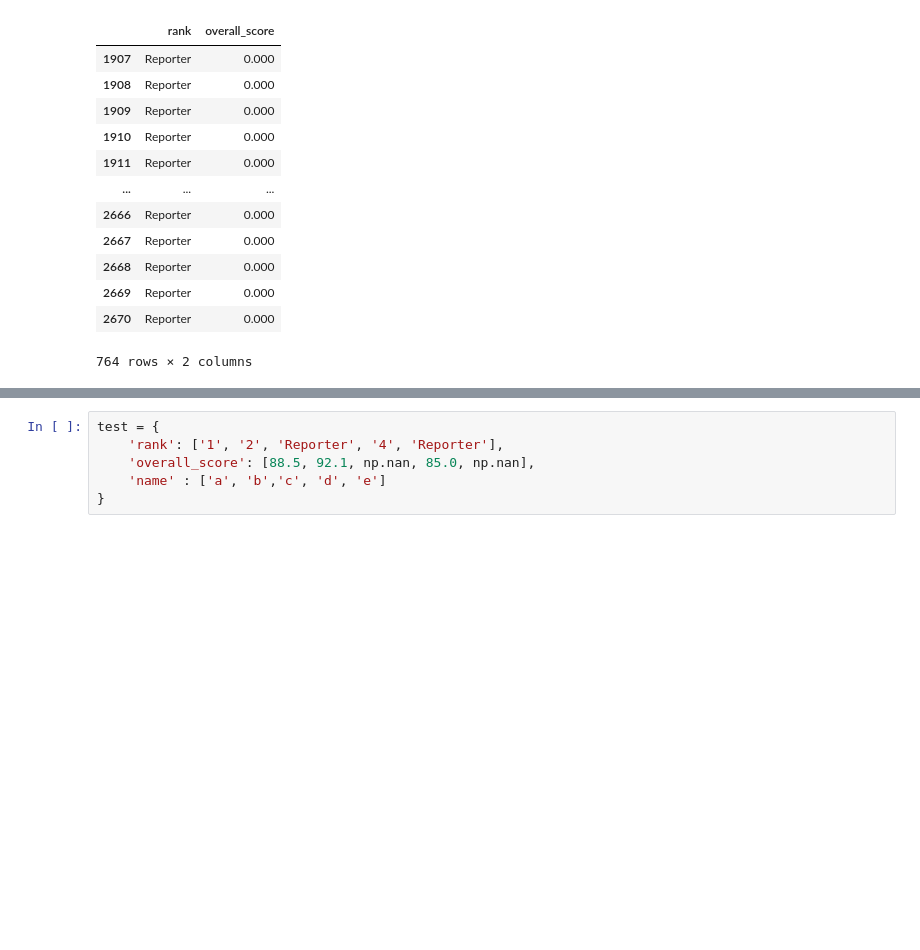
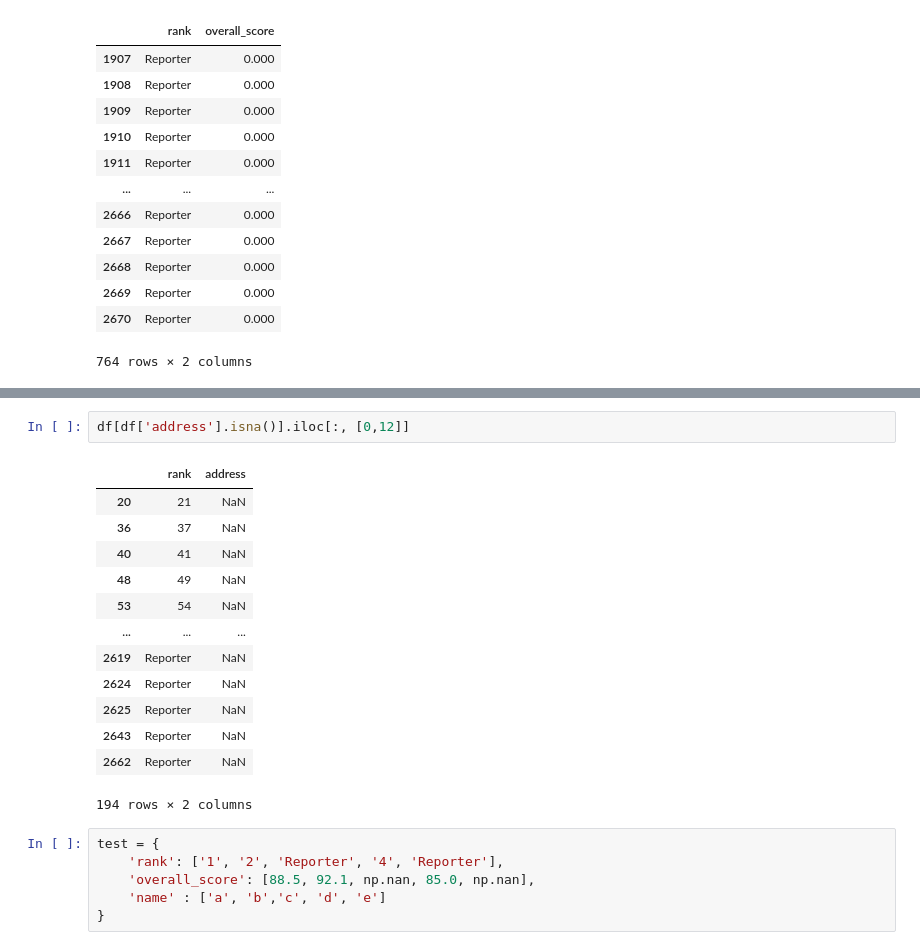
Before and after one commit to MEnesAkpinar/World-University-Ranking-Project, a Jupyter notebook: EDA_world_university_ranking_jupyter.ipynb, the cells around one changed output, grey strips where cells are left out. Saved outputs shown, nothing was run; the diff lists cells and outputs as text; blank space fills up the shorter version.

```diff
--- a/EDA_world_university_ranking_jupyter.ipynb
+++ b/EDA_world_university_ranking_jupyter.ipynb
@@ -355,3 +558,19 @@ df2[df2['rank'] == 'Reporter'].iloc[:, [0,6]]
+# %%
+df[df['address'].isna()].iloc[:, [0,12]]
+# %% [output]
+|  | rank | address |
+| 20 | 21 | NaN |
+| 36 | 37 | NaN |
+| 40 | 41 | NaN |
+| 48 | 49 | NaN |
+| 53 | 54 | NaN |
+| ... | ... | ... |
+| 2619 | Reporter | NaN |
+| 2624 | Reporter | NaN |
+| 2625 | Reporter | NaN |
+| 2643 | Reporter | NaN |
+| 2662 | Reporter | NaN |
+194 rows × 2 columns
 # %%
 test = {
     'rank': ['1', '2', 'Reporter', '4', 'Reporter'],
```
Also changed, not shown: parts of 17 cells of this notebook.
